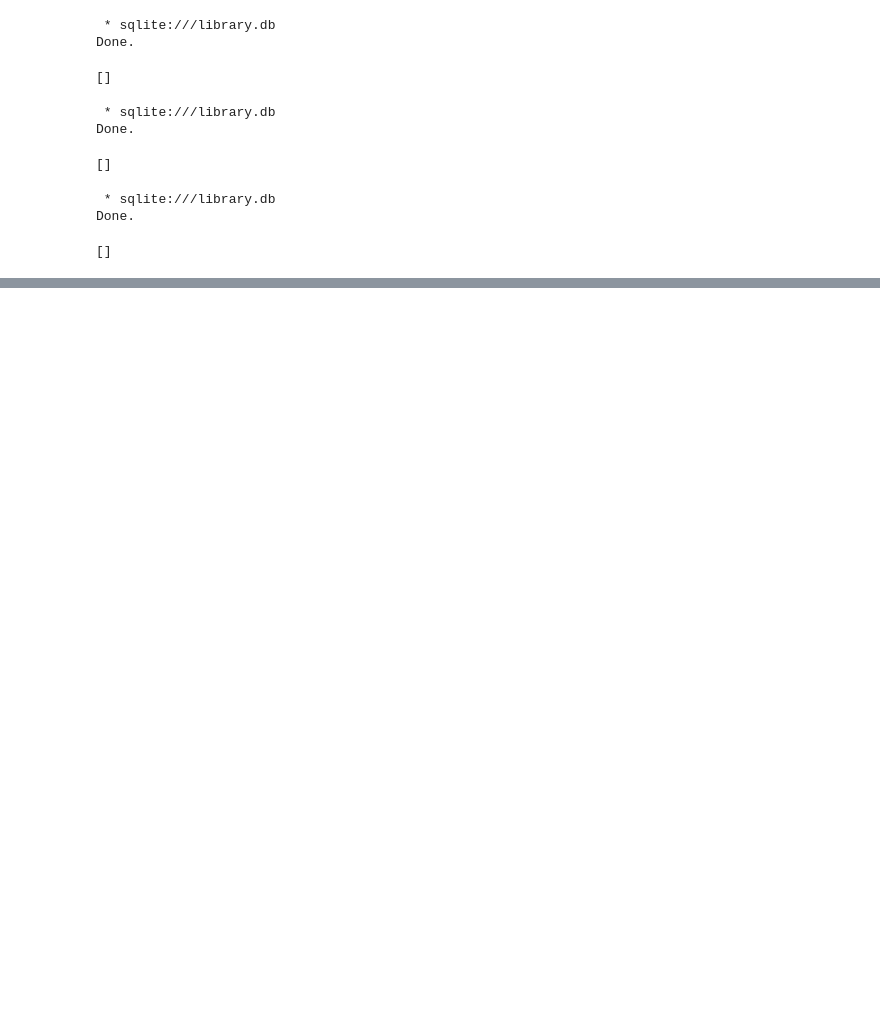
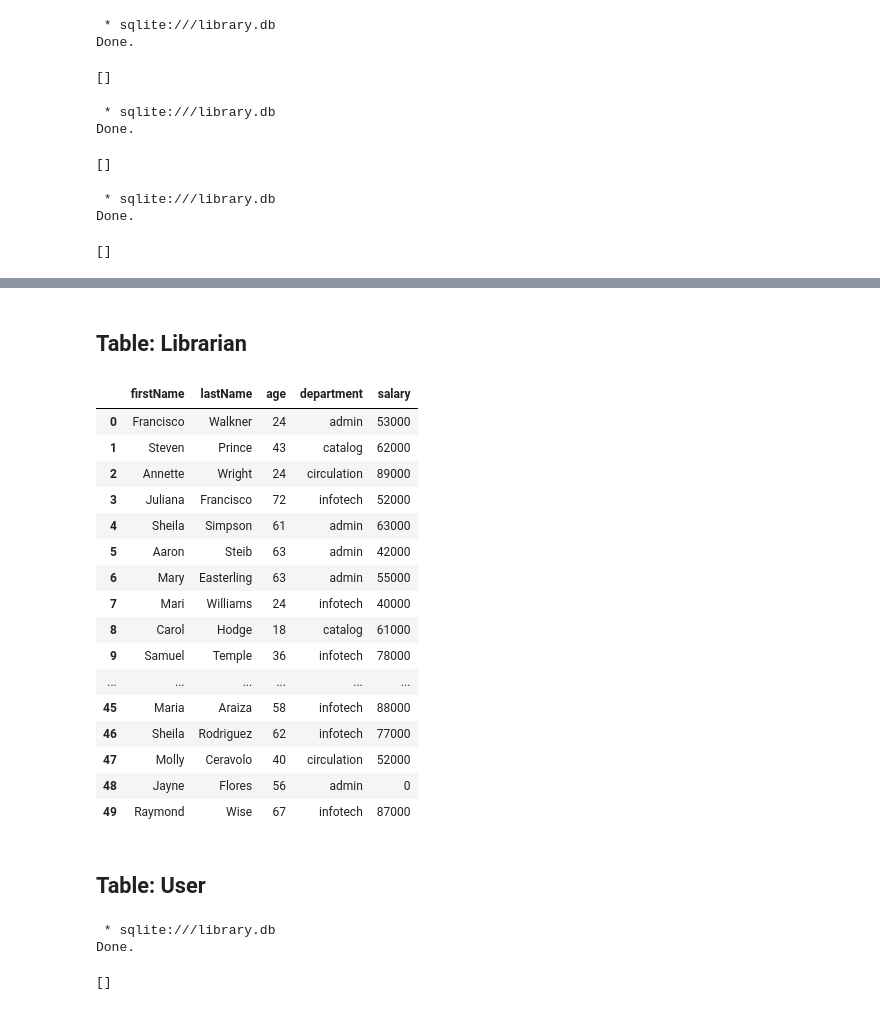
Before and after one commit to dreaminred/cmpt354-miniproject, a Jupyter notebook: notebooks/db-design.ipynb, the cells around one changed output, grey strips where cells are left out. Saved outputs shown, nothing was run; the diff lists cells and outputs as text; code cells hidden in the pictures; blank space fills up the shorter version.

Commit message:
Populated Item (w/ books only) and Librarian Table
-needs to inserted into db

```diff
--- a/notebooks/db-design.ipynb
+++ b/notebooks/db-design.ipynb
@@ -109,0 +163,54 @@ Done.
+# %% [markdown]
+## Table: Librarian
+# %%
+numLibrarians = 50
+departments = ['admin', 'catalog', 'circulation', 'infotech']
+librarians = pd.DataFrame()
+for librarianID in range(1,numLibrarians+1):
+    firstName = names.get_first_name()
+    lastName = names.get_last_name()
+    age = np.random.randint(17,75)
+    department = np.random.choice(departments, p=[0.2, 0.2, 0.4, 0.2])
+    salary = 0
+    if (age > 17):
+        salary = np.random.randint(40000,90000)
+        salary = round(salary, -3)
+
+    librarian = pd.Series({'firstName':firstName, 'lastName':lastName, 'age':age, 'department':department, 'salary':salary})
+    librarians = librarians.append(librarian, ignore_index=True)
+
+numVolunteers = int(numLibrarians*0.10)
+for num in range(0,numVolunteers):
+    librarianID = np.random.randint(1,numLibrarians+1)
+    librarians.loc[librarianID,'salary'] = 0
+
+if ()
+# %%
+librarians
+# %% [output]
+|  | firstName | lastName | age | department | salary |
+| 0 | Francisco | Walkner | 24 | admin | 53000 |
+| 1 | Steven | Prince | 43 | catalog | 62000 |
+| 2 | Annette | Wright | 24 | circulation | 89000 |
+| 3 | Juliana | Francisco | 72 | infotech | 52000 |
+| 4 | Sheila | Simpson | 61 | admin | 63000 |
+| 5 | Aaron | Steib | 63 | admin | 42000 |
+| 6 | Mary | Easterling | 63 | admin | 55000 |
+| 7 | Mari | Williams | 24 | infotech | 40000 |
+| 8 | Carol | Hodge | 18 | catalog | 61000 |
+| 9 | Samuel | Temple | 36 | infotech | 78000 |
+| ... | ... | ... | ... | ... | ... |
+| 45 | Maria | Araiza | 58 | infotech | 88000 |
+| 46 | Sheila | Rodriguez | 62 | infotech | 77000 |
+| 47 | Molly | Ceravolo | 40 | circulation | 52000 |
+| 48 | Jayne | Flores | 56 | admin | 0 |
+| 49 | Raymond | Wise | 67 | infotech | 87000 |
+# %% [markdown]
+## Table: User
+# %%
+%%sql
+DROP TABLE mytable
+# %% [output]
+ * sqlite:///library.db
+Done.
+[]
```
Also changed, not shown: parts of 16 cells of this notebook, 4 other files.
